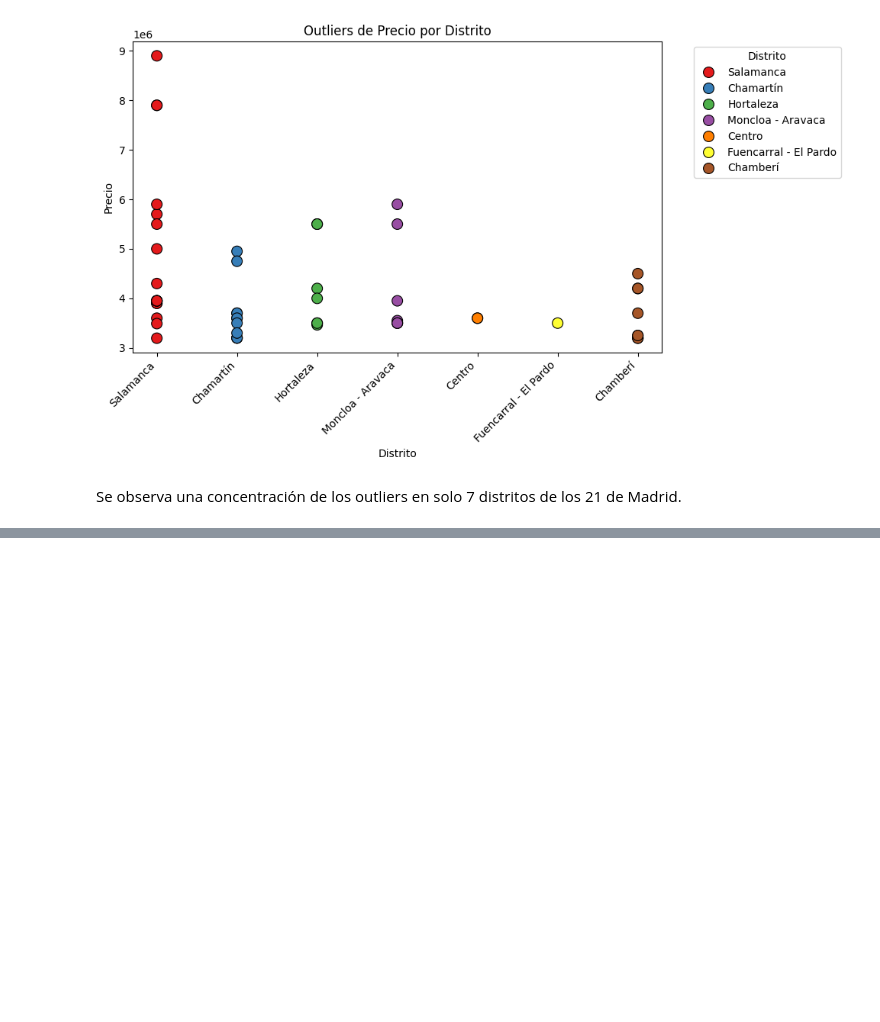
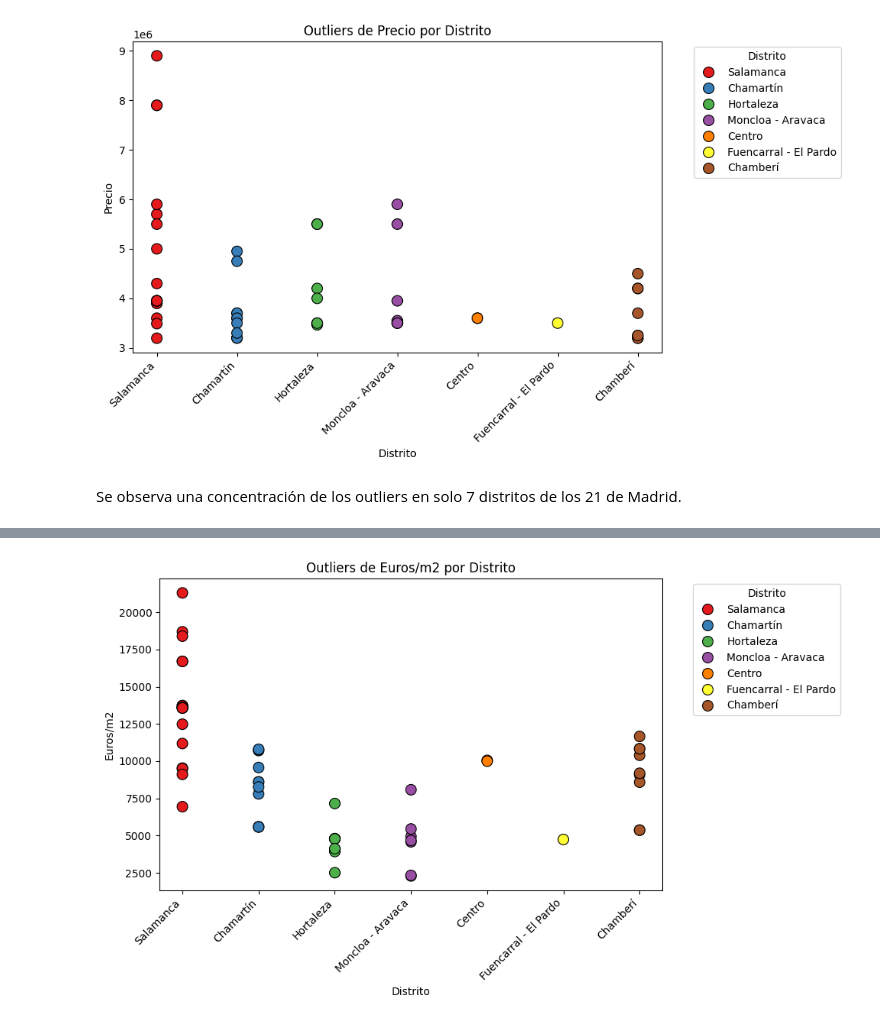
Before and after one commit to angelgvill/DS_Analisis_Datos, a Jupyter notebook: notebooks/02_Analisis_exploratorio.ipynb, the cells around one changed output, grey strips where cells are left out. Saved outputs shown, nothing was run; the diff lists cells and outputs as text; code cells hidden in the pictures; blank space fills up the shorter version.

```diff
--- a/notebooks/02_Analisis_exploratorio.ipynb
+++ b/notebooks/02_Analisis_exploratorio.ipynb
@@ -837,0 +873,16 @@ Se observa una concentración de los outliers en solo 7 distritos de los 21 de M
+# %%
+
+# Crear el gráfico de dispersión para mostrar los outliers de precio_m2 en los distritos
+plt.figure(figsize=(10, 6))
+sns.scatterplot(data=outliers_price, x='Distrito', y='euros_m2', hue='Distrito', palette='Set1', s=100, edgecolor='black')
+plt.title('Outliers de Euros/m2 por Distrito')
+plt.xlabel('Distrito')
+plt.ylabel('Euros/m2')
+plt.xticks(rotation=45, ha='right')  # Rotar los nombres de los distritos si es necesario
+plt.legend(title='Distrito', bbox_to_anchor=(1.05, 1), loc='upper left')
+
+
+plt.tight_layout()
+plt.show()
+# %% [output]
+[figure, added]
```
Also changed, not shown: parts of 3 cells of this notebook.
